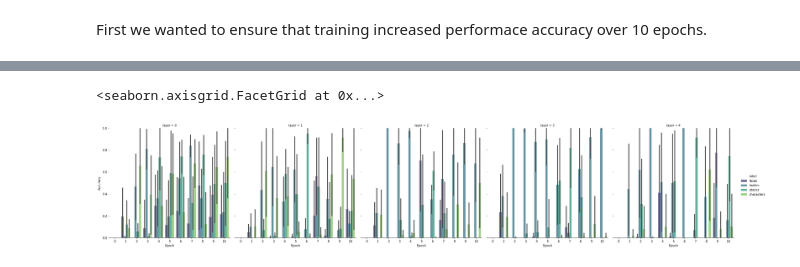
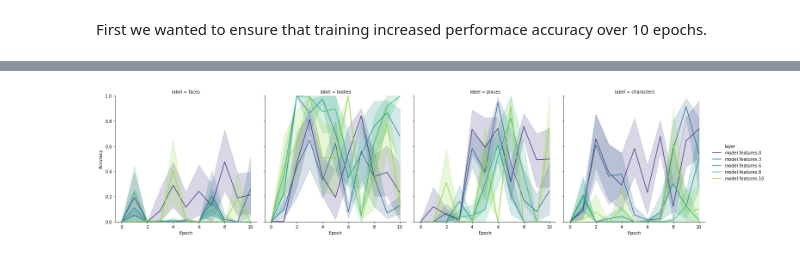
Before and after one commit to violetxi/PSYCH250FinalProject, a Jupyter notebook: writeup/writeup.ipynb, the cells around one changed output, grey strips where cells are left out. Drawn from its saved outputs; the diff is of its cells as text; code cells hidden in the pictures.

```diff
--- a/writeup/writeup.ipynb
+++ b/writeup/writeup.ipynb
@@ -25,6 +25,7 @@ plt.plot(epoch, accuracy)
 
 plt.xlabel('Epoch')
 plt.ylabel('Accuracy')
+plt.title('Overall')
 plt.ylim(0, 1)
 
 # plot the results by category
@@ -48,6 +49,7 @@ for i in labels:
     ax.plot(epoch,accuracy)
     ax.set_xlabel('Epoch')
     ax.set_ylabel('Accuracy')
+    ax.set_title('By Category')
     ax.set_ylim(0, 1)
     ax.legend()
 # %% [output]
@@ -58,8 +60,7 @@ Next, we lesioned our network by randomly lesioning 20% of each layer.
 # %%
 # make a dictionary with all of the data
 
-lesion_overall = dict()
-lesion_overall = pd.DataFrame(columns=['layer', 'accuracy', 'epoch'])
+lesion_overall = pd.DataFrame(columns=['layer', 'accuracy', 'epoch'],dtype=float)
 
 for i in range(11):
     epoch_overall = pd.read_csv('../results/lesion_exp_overall_epoch_'+str(i)+'.csv')
@@ -91,5 +95,6 @@ foo = pd.read_pickle("../results/lesion_exp_category_epoch_0.pkl")
 # %%
 labels = ["faces","bodies","places","characters"]
+layers = ["model.features.0","model.features.3","model.features.6","model.features.8","model.features.10"]
 
 data = []
 for i in range(11): #epochs
@@ -100,6 +105,6 @@ for i in range(11): #epochs
             layer = exp[k]
             for l in labels: # labels
                 accuracy = layer[l]
-                data.append([i,j,k,l,accuracy])
+                data.append([i,j,layers[k],l,accuracy])
 # %%
 lesion_by_cat = pd.DataFrame(data, columns=['epoch', 'exp', 'layer','label','accuracy'])
@@ -106,12 +113,10 @@ lesion_by_cat = pd.DataFrame(data, columns=['epoch', 'exp', 'layer','label','acc
 # %%
-g = sns.catplot(
-    data=lesion_by_cat, kind="bar",
-    x="epoch", y="accuracy", hue="label",
-    ci="sd", palette="viridis", alpha=.75,
-    height=6,col = "layer")
-g.despine(left=True)
-g.set_axis_labels("Epoch", "Accuracy")
-g.set(ylim=(0, 1))
+ax = sns.relplot(
+    data=lesion_by_cat, x="epoch", y="accuracy",
+    col="label", hue="layer",
+    kind="line", palette="viridis")
+ax.set(xlabel='Epoch', ylabel='Accuracy')
+ax.set(ylim = (0,1))
+plt.show()
 # %% [output]
-<seaborn.axisgrid.FacetGrid at 0x...>
-[figure, old version]
+[figure, new version]
```
Also changed, not shown: parts of 9 cells of this notebook.
